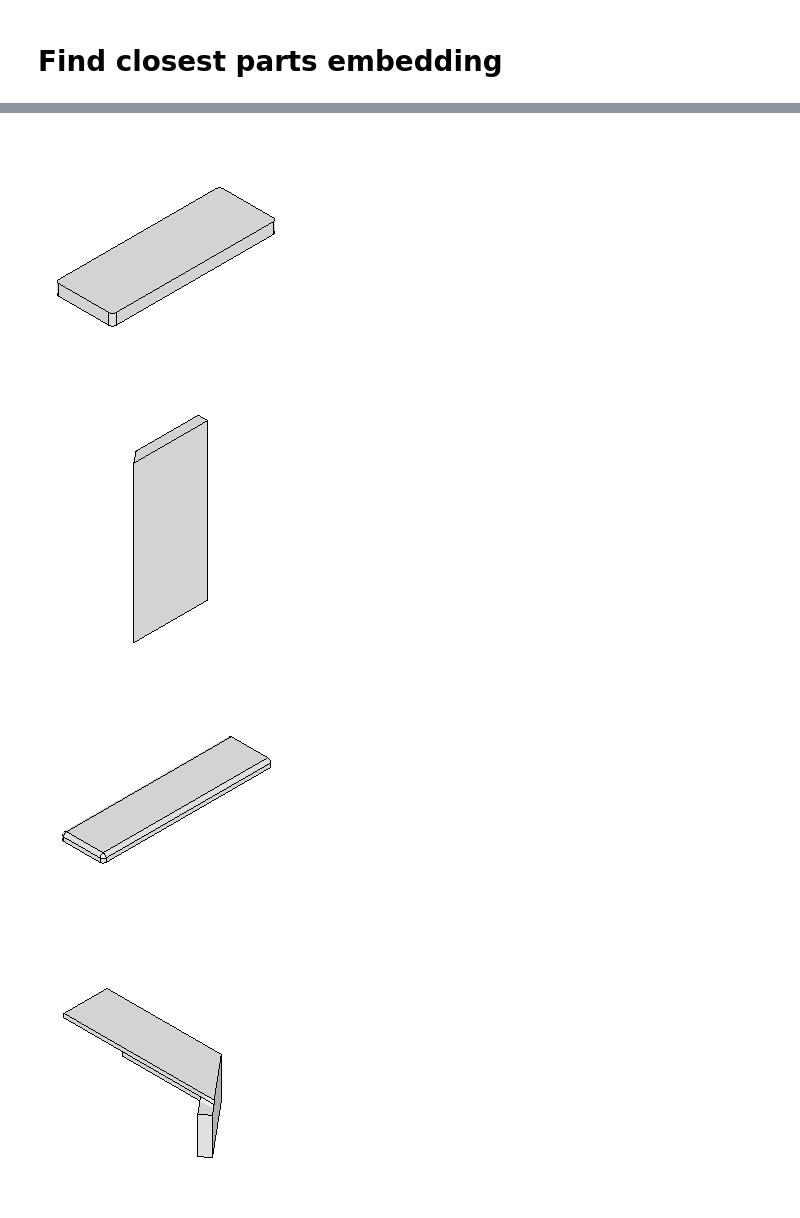
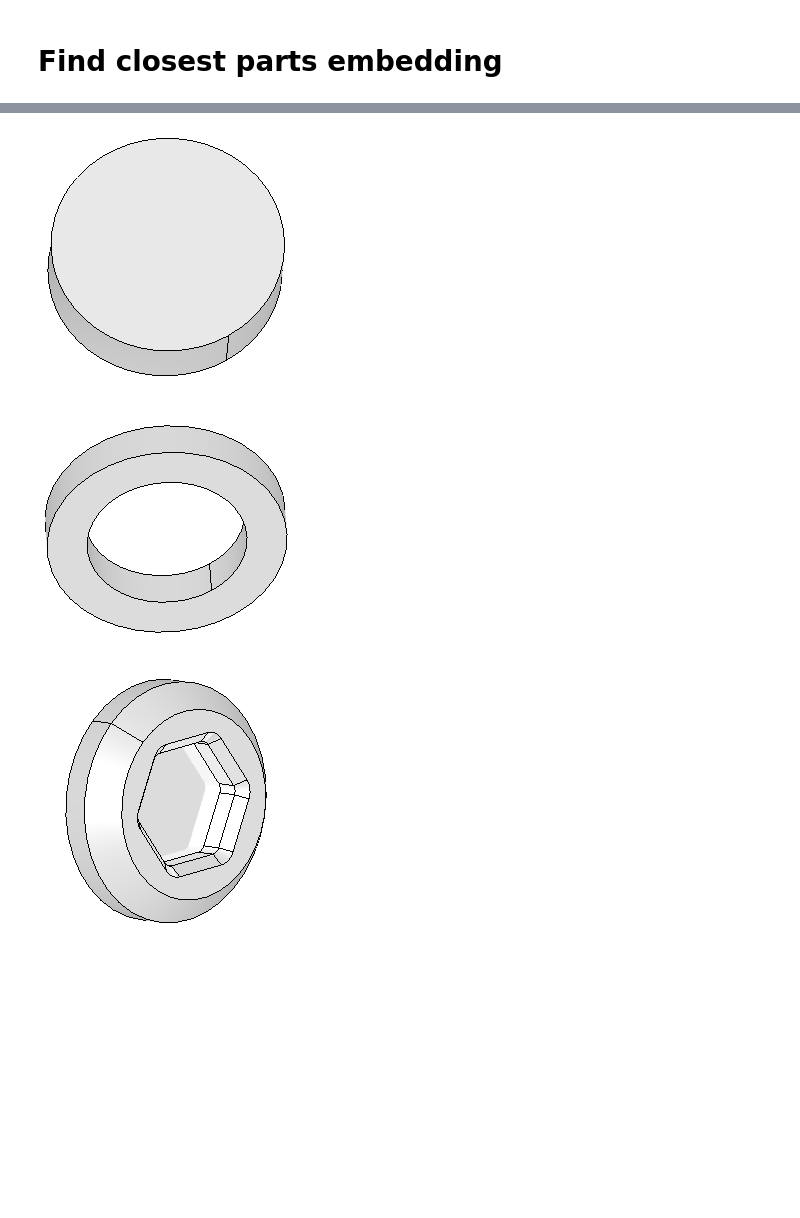
Before and after one commit to gymbeijing/mechanism-identification-public, a Jupyter notebook: search_parts.ipynb, the cells around one changed output, grey strips where cells are left out. Drawn from its saved outputs; the diff is of its cells as text; code cells hidden in the pictures; blank space fills up the shorter version.

```diff
--- a/search_parts.ipynb
+++ b/search_parts.ipynb
@@ -48,7 +50,7 @@ plot(range(10), all_norm_list[1230])
 # Find closest parts embedding
 # %%
 # find the pad for ori, compute the 'mask'
-eps = 0.2
+eps = 0.5
 threshold = 0.5
 # %%
 all_emb_path = os.path.join("./processed_data", "mean_pooled_emb.pt")
@@ -95,10 +97,10 @@ all_closest_emb_list
-# %%
-for img_idx in all_closest_emb_list[9]:
-    img_path = f'./raw_data/00/{all_md[img_idx]}_0000.png'
-    img = Image.open(img_path)
-    img.show()
-# %% [output]
-[figure, removed]
-[figure, removed]
-[figure, removed]
-[figure, removed]
+# %%
+vid = "03"
+for img_idx in all_closest_emb_list[9]:
+    img_path = f'./raw_data/{vid}/{all_md[img_idx]}_00{vid}.png'
+    img = Image.open(img_path)
+    img.show()
+# %% [output]
+[figure, added]
+[figure, added]
+[figure, added]
```
Also changed, not shown: parts of 4 cells of this notebook, 1 other file.
